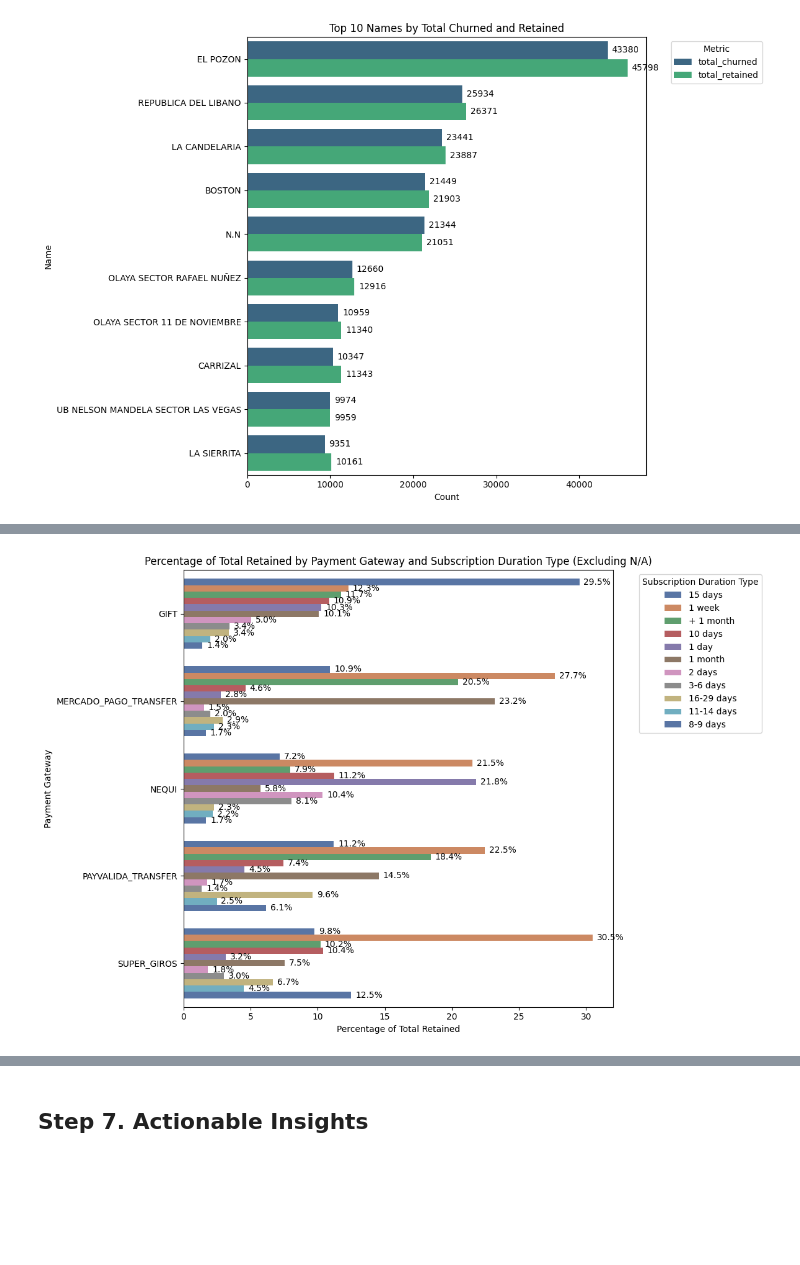
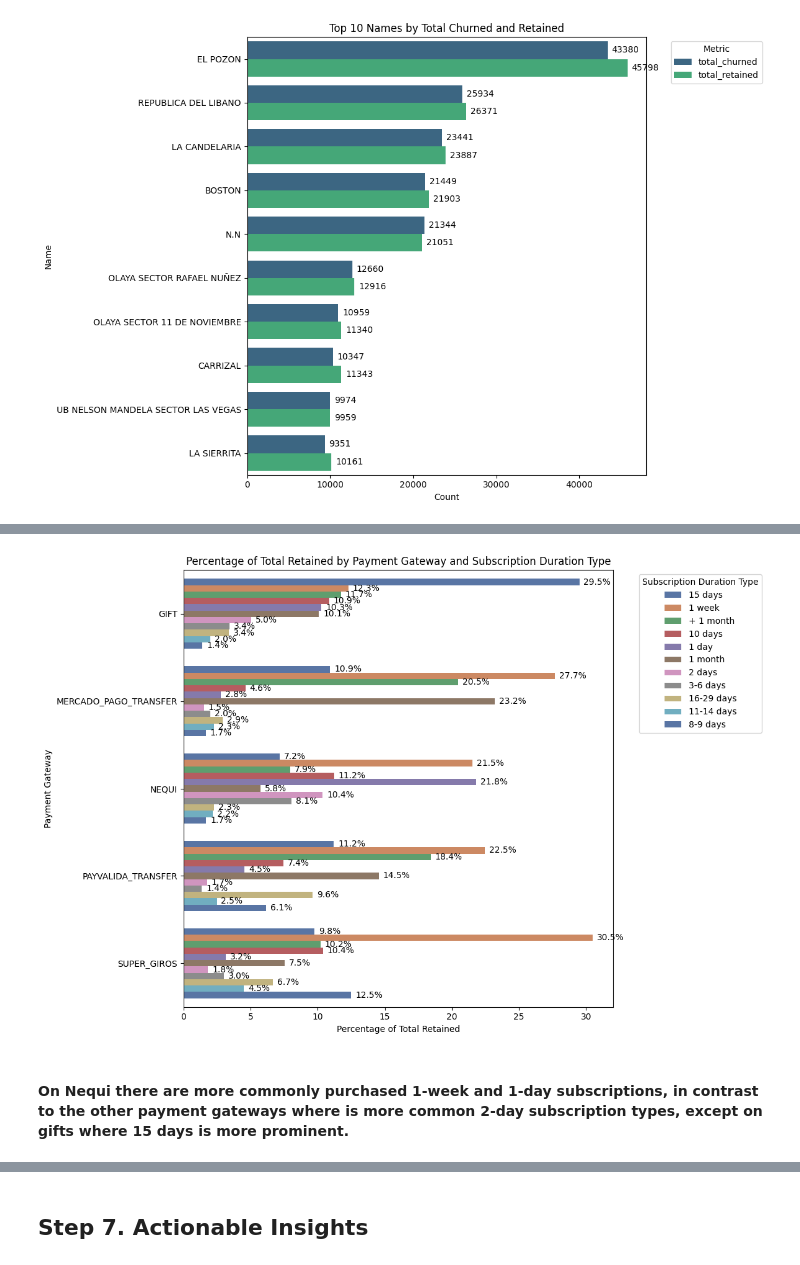
Before and after one commit to mcabas/job_search_tests, a Jupyter notebook: Fibrazo/EDA_fibrazo.ipynb, the cells around one changed output, grey strips where cells are left out. Drawn from its saved outputs; the diff is of its cells as text; code cells hidden in the pictures; blank space fills up the shorter version.

```diff
--- a/Fibrazo/EDA_fibrazo.ipynb
+++ b/Fibrazo/EDA_fibrazo.ipynb
@@ -1411,56 +1397,50 @@ plt.show()
 # %%
-# Filter out rows where subscription_duration_type is "N/A"
+# Percentage of Total Retained by Payment Gateway and Subscription Duration Type
 df_filtered = df_final_norm[df_final_norm["subscription_duration_type"] != "N/A"]
 
-# Group by payment_gateway and subscription_duration_type, and sum total_retained_normalized
 df_payment_duration_summary = df_filtered.groupby(
     ["payment_gateway", "subscription_duration_type"]
 ).agg(
     total_retained_normalized=("total_retained_normalized", "sum")
 ).reset_index()
 
-# Calculate the percentage of total_retained_normalized for each payment_gateway
 df_payment_duration_summary["percentage"] = df_payment_duration_summary.groupby("payment_gateway")[
     "total_retained_normalized"
 ].transform(lambda x: (x / x.sum()) * 100)
 
-# Sort the DataFrame by payment_gateway and percentage in descending order
 df_payment_duration_summary = df_payment_duration_summary.sort_values(
     by=["payment_gateway", "percentage"], ascending=[True, False]
 )
 
-# Create a horizontal grouped bar plot
-plt.figure(figsize=(12, 8))  # Adjust figure size
+plt.figure(figsize=(12, 8))
 ax = sns.barplot(
     data=df_payment_duration_summary,
-    y="payment_gateway",  # Swap x and y for horizontal bars
+    y="payment_gateway",
     x="percentage",
-    hue="subscription_duration_type",  # Differentiate by subscription_duration_type
-    palette="deep"  # Use a beautiful color palette
+    hue="subscription_duration_type",
+    palette="deep"
 )
 
-# Add column values (percentage) at the end of each bar
 for p in ax.patches:
     ax.annotate(
-        f"{p.get_width():.1f}%",  # Format as percentage with 1 decimal place
-        (p.get_width(), p.get_y() + p.get_height() / 2.),  # Position of the annotation
-        ha='left',  # Horizontal alignment
-        va='center',  # Vertical alignment
-        xytext=(5, 0),  # Offset from the bar
+        f"{p.get_width():.1f}%",
+        (p.get_width(), p.get_y() + p.get_height() / 2.),
+        ha='left',
+        va='center',
+        xytext=(5, 0),
         textcoords='offset points'
     )
 
-# Add labels and title
+
 plt.ylabel("Payment Gateway")
 plt.xlabel("Percentage of Total Retained")
-plt.title("Percentage of Total Retained by Payment Gateway and Subscription Duration Type (Excluding N/A)")
-
-# Move the legend outside the plot
+plt.title("Percentage of Total Retained by Payment Gateway and Subscription Duration Type")
 plt.legend(title="Subscription Duration Type", bbox_to_anchor=(1.05, 1), loc='upper left')
 
-# Show plot
 plt.tight_layout()
 plt.show()
 # %% [output]
-[figure, old version]
+[figure, new version]
+# %% [markdown]
+#### On Nequi there are more commonly purchased 1-week and 1-day subscriptions, in contrast to the other payment gateways where is more common 2-day subscription types, except on gifts where 15 days is more prominent.
 # %%
```
Also changed, not shown: parts of 12 cells of this notebook.
